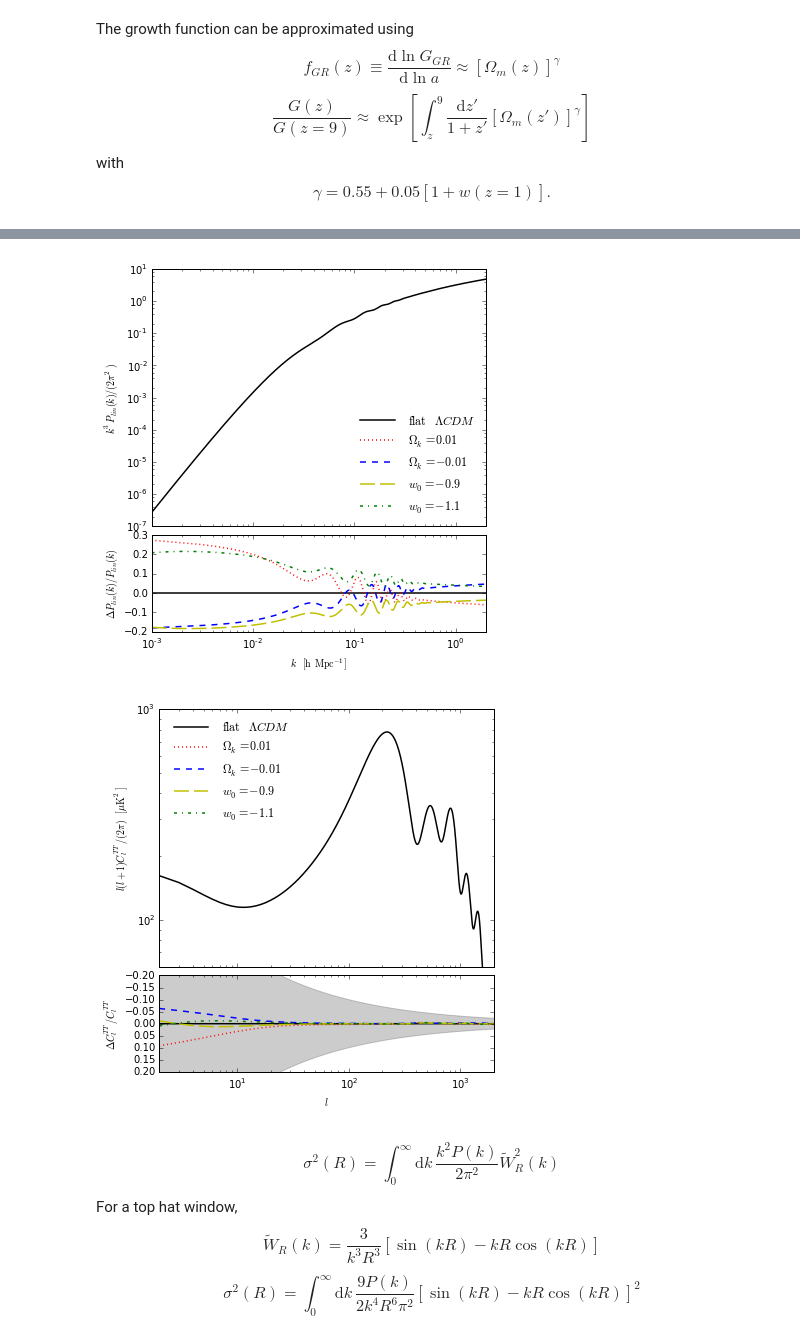
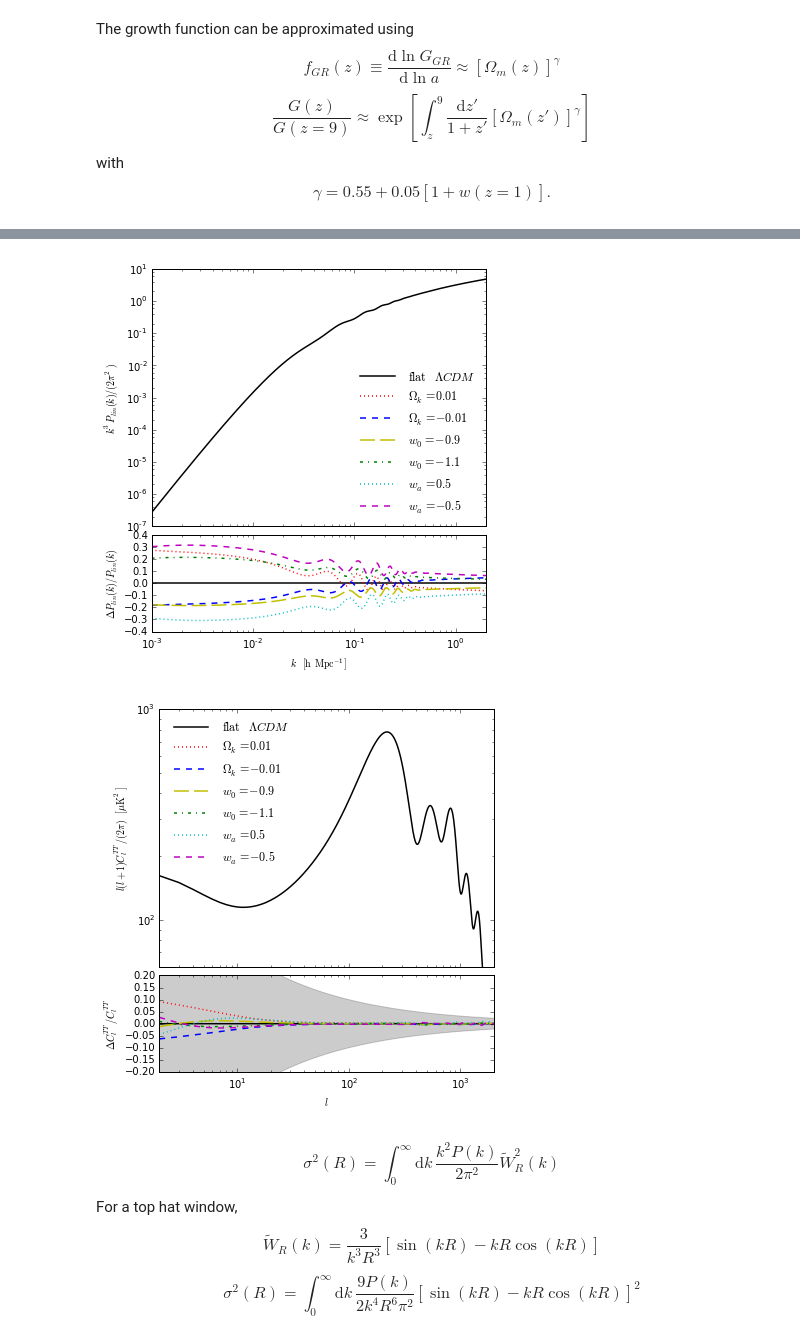
Before and after one commit to kgage/deltaplots, a Jupyter notebook: AstroPlots.ipynb, the cells around one changed output, grey strips where cells are left out. Saved outputs shown, nothing was run; the diff lists cells and outputs as text; code cells hidden in the pictures.

```diff
--- a/AstroPlots.ipynb
+++ b/AstroPlots.ipynb
@@ -79,3 +83,6 @@ cosmo15 = cosmology.Flatw0waCDM(71.0, 0.222 + 0.045, wa = -0.5, Ob0 = 0.045)
+# %%
+cosmo5 = cosmology.Flatw0waCDM(65.0, 0.319, w0 = -0.99, wa = 0.5, Ob0 = 0.054)
+cosmo15 = cosmology.Flatw0waCDM(76.0, 0.233, w0 = -1.01, wa = -0.5, Ob0 = 0.039)
 # %% [markdown]
 $$H(z) = H_0 \sqrt{\Omega_m(1+z)^3 + \Omega_r(1+z)^4 + \Omega_k(1+z)^2 + \Omega_\phi \frac{u_\phi(z)}{u_\phi(z=0)}}$$
 
@@ -376,7 +390,7 @@ def get_class_parameters(cosmology):
         class_parameters['T_cmb'] = cosmology.Tcmb0.value
         class_parameters['Omega_b'] = cosmology.Ob0
         # CDM = DM - massive neutrinos.
-        class_parameters['Omega_cdm'] = cosmology.Odm0 - cosmology.Onu0
+        class_parameters['Omega_cdm'] = cosmology.Om0 - cosmology.Ob0
         class_parameters['Omega_k'] = cosmology.Ok0
         # Dark energy sector. CLASS will calculate whichever of
         # Omega_Lambda/fld/scf we do not provide.
@@ -476,6 +492,8 @@ powerpos = calculate_power(cosmopos, 0.001, 2.0)
 powerneg = calculate_power(cosmoneg, 0.001, 2.0)
 power9 = calculate_power(cosmo9, 0.001, 2.0)
 power11 = calculate_power(cosmo11, 0.001, 2.0)
+power5 = calculate_power(cosmo5, 0.001, 2.0)
+power15 = calculate_power(cosmo15, 0.001, 2.0)
 k = power1['k']
 # %%
 Clharm1 = calculate_Cl(cosmo1, 2500)
@@ -487,28 +507,32 @@ l = Clharm1['ell']
 # %%
 Pkcoeff = (k ** 3) / (2 * np.pi * np.pi)
 plot_comp(k, Pkcoeff * power1['Pk'], '$k^3 P_{lin}(k)/(2 \pi^2)$',
           '$\Delta P_{lin}(k)/P_{lin}(k)$', xlabel = '$k \; [\mathrm{h} \, \mathrm{Mpc^{-1}}]$',
           comp1=(Pkcoeff * powerpos['Pk'], '$\Omega_k=0.01$'),
           comp2=(Pkcoeff * powerneg['Pk'], '$\Omega_k=-0.01$'),
           comp3=(Pkcoeff * power9['Pk'], '$w_0=-0.9$'),
           comp4=(Pkcoeff * power11['Pk'], '$w_0=-1.1$'),
+          comp5=(Pkcoeff * power5['Pk'], '$w_a=0.5$'),
+          comp6=(Pkcoeff * power15['Pk'], '$w_a=-0.5$'),
           xscale = 'log', yscale = 'log',
           xlim = [0.001,2])
 # %% [output]
-[figure, old version]
+[figure, new version]
 # %%
 Clcoeff = l * (l + 1) / (2 * np.pi)
 CV = ((2.0 * l + 1.0) / 2.0) ** -0.5
-plot_comp(l, Clcoeff * Clharm1['tt'] * 1e12, '$l(l+1)C_l^{TT}/(2 \pi) \; [\mathrm{\mu K^2}]$',
+plot_comp(l[2:], (Clcoeff * Clharm1['tt'] * 1e12)[2:], '$l(l+1)C_l^{TT}/(2 \pi) \; [\mathrm{\mu K^2}]$',
           '$\Delta C_l^{TT}/C_l^{TT}$', xlabel = '$l$',
-          comp1=(Clcoeff * Clharmpos['tt'] * 1e12, '$\Omega_k=0.01$'),
-          comp2=(Clcoeff * Clharmneg['tt'] * 1e12, '$\Omega_k=-0.01$'),
-          comp3=(Clcoeff * Clharm9['tt'] * 1e12, '$w_0=-0.9$'),
-          comp4=(Clcoeff * Clharm11['tt'] * 1e12, '$w_0=-1.1$'),
-          compfill=(CV, -CV), xscale = 'log', yscale = 'log',
-          diffylim = [0.2,-0.2], mainylim = [60, 1e3], xlim = [2, 2000])
+          comp1=((Clcoeff * Clharmpos['tt'] * 1e12)[2:], '$\Omega_k=0.01$'),
+          comp2=((Clcoeff * Clharmneg['tt'] * 1e12)[2:], '$\Omega_k=-0.01$'),
+          comp3=((Clcoeff * Clharm9['tt'] * 1e12)[2:], '$w_0=-0.9$'),
+          comp4=((Clcoeff * Clharm11['tt'] * 1e12)[2:], '$w_0=-1.1$'),
+          comp5=((Clcoeff * Clharm5['tt'] * 1e12)[2:], '$w_a=0.5$'),
+          comp6=((Clcoeff * Clharm15['tt'] * 1e12)[2:], '$w_a=-0.5$'),
+          compfill=(CV[2:], -CV[2:]), xscale = 'log', yscale = 'log',
+          diffylim = [-0.2,0.2], mainylim = [60, 1e3], xlim = [2, 2000])
 # %% [output]
-[figure, old version]
+[figure, new version]
 # %% [markdown]
 $$\sigma^2(R) = \int_0^\infty \mathrm{d}k \, \frac{k^2 P(k)}{2 \pi^2} \widetilde{W}_R^2(k)$$
 For a top hat window,
```
Also changed, not shown: parts of 19 cells of this notebook, 1 other file.
